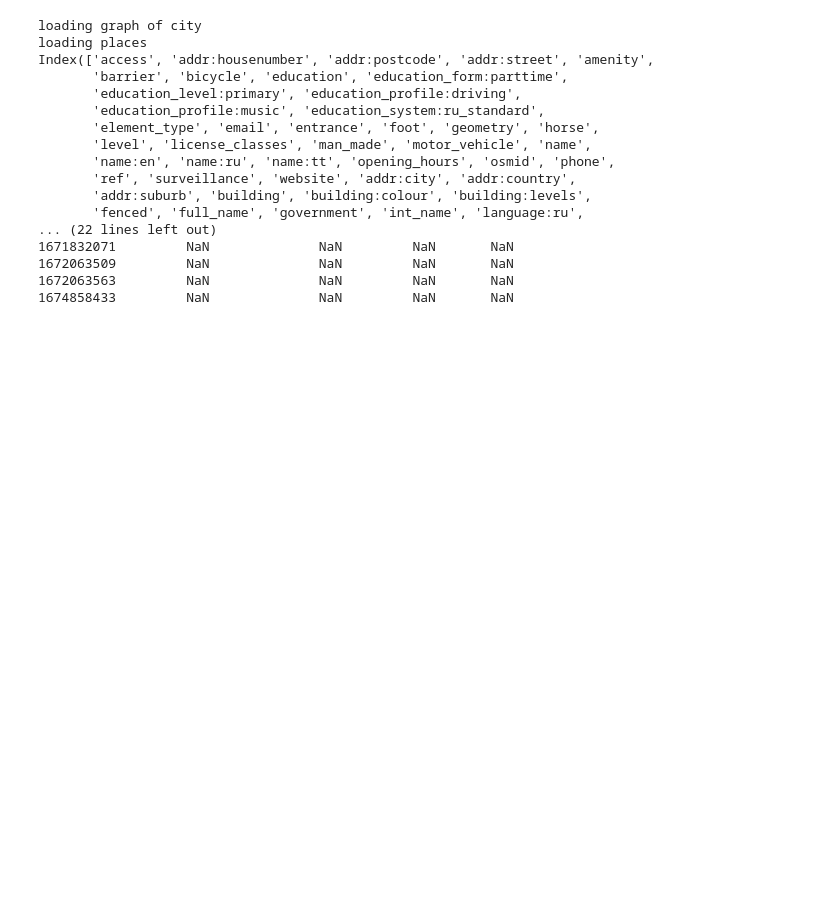
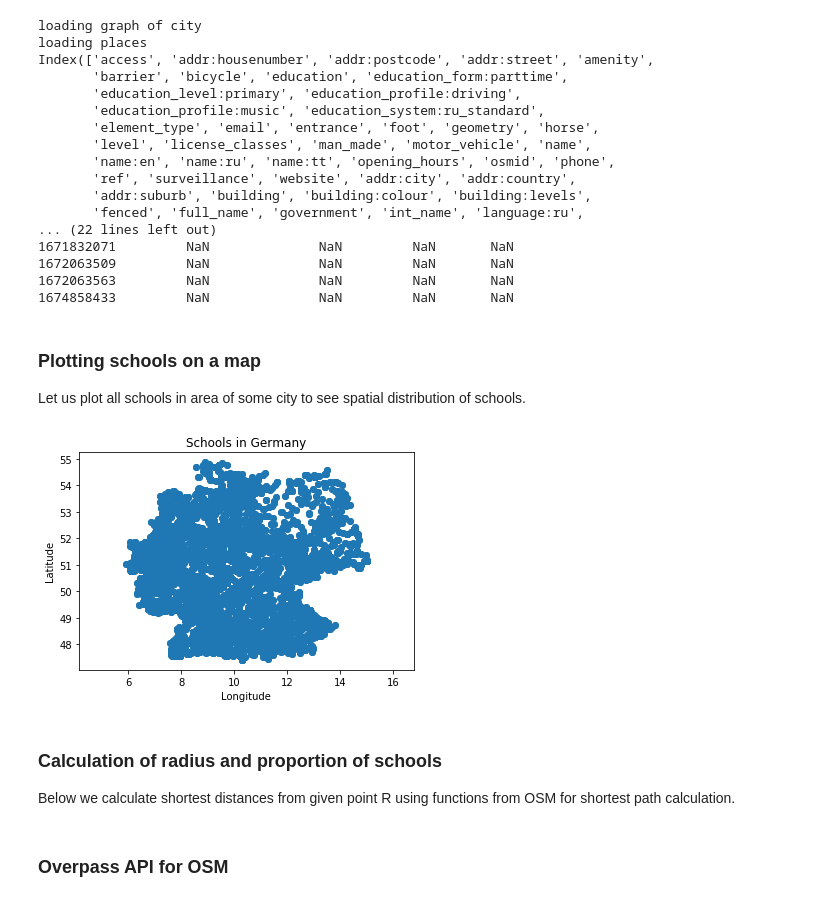
Before and after one commit to Liyubov/data_analysis_for_social_good, a Jupyter notebook: get_schools_from_locations.ipynb, the cells around one changed output. Saved outputs shown, nothing was run; the diff lists cells and outputs as text; code cells hidden in the pictures; blank space fills up the shorter version.

Commit message:
info about edu.institutes from osm loading for lewibo

```diff
--- a/get_schools_from_locations.ipynb
+++ b/get_schools_from_locations.ipynb
@@ -280,3 +303,55 @@ Index(['access', 'addr:housenumber', 'addr:postcode', 'addr:street', 'amenity',
 1672063509         NaN              NaN         NaN       NaN
 1672063563         NaN              NaN         NaN       NaN
 1674858433         NaN              NaN         NaN       NaN
+# %% [markdown]
+### Plotting schools on a map
+Let us plot all schools in area of some city to see spatial distribution of schools.
+# %%
+import numpy as np
+import matplotlib.pyplot as plt# Collect coords into list
+import requests
+import json
+
+#import data about country
+
+
+coords = []
+
+overpass_url = "http://overpass-api.de/api/interpreter"
+overpass_query = """
+[out:json];
+area["ISO3166-1"="DE"][admin_level=2];
+(node["amenity"="school"](area);
+ way["amenity"="school"](area);
+ rel["amenity"="school"](area);
+);
+out center;
+"""
+response = requests.get(overpass_url,
+                        params={'data': overpass_query})
+data = response.json()
+# %%
+# plot data of amenities (e.g. schools or colleges)
+
+for element in data['elements']:
+  if element['type'] == 'node':
+    lon = element['lon']
+    lat = element['lat']
+    coords.append((lon, lat))
+  elif 'center' in element:
+    lon = element['center']['lon']
+    lat = element['center']['lat']
+    coords.append((lon, lat))# Convert coordinates into numpy array
+X = np.array(coords)
+plt.plot(X[:, 0], X[:, 1], 'o')
+plt.title('Schools in Germany')
+plt.xlabel('Longitude')
+plt.ylabel('Latitude')
+plt.axis('equal')
+plt.show()
+# %% [output]
+[figure, added]
+# %% [markdown]
+### Calculation of radius and proportion of schools
+
+Below we calculate shortest distances from given point R using functions from OSM for shortest path calculation.
@@ -282,0 +376,2 @@ Index(['access', 'addr:housenumber', 'addr:postcode', 'addr:street', 'amenity',
+# %% [markdown]
+### Overpass API for OSM
```
Also changed, not shown: parts of 6 cells of this notebook.
